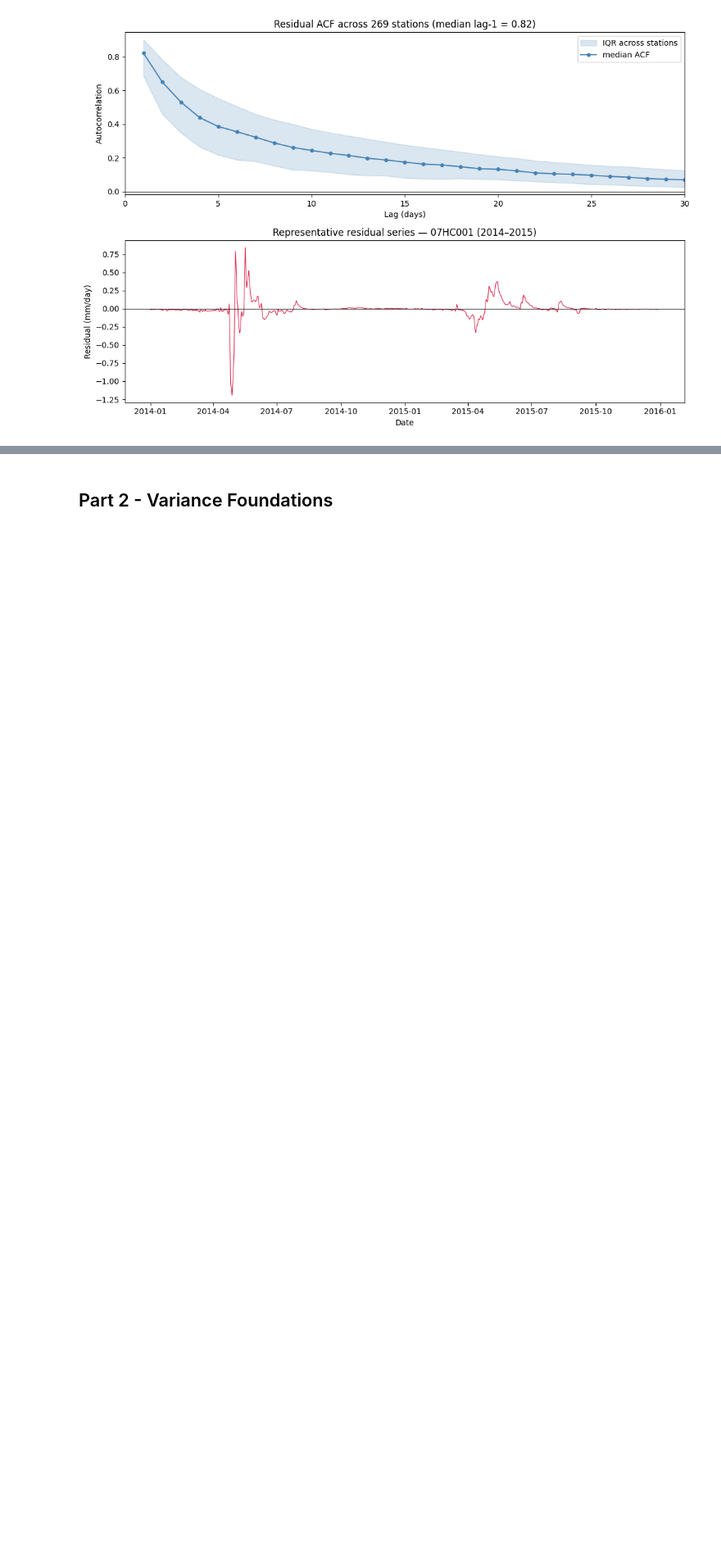
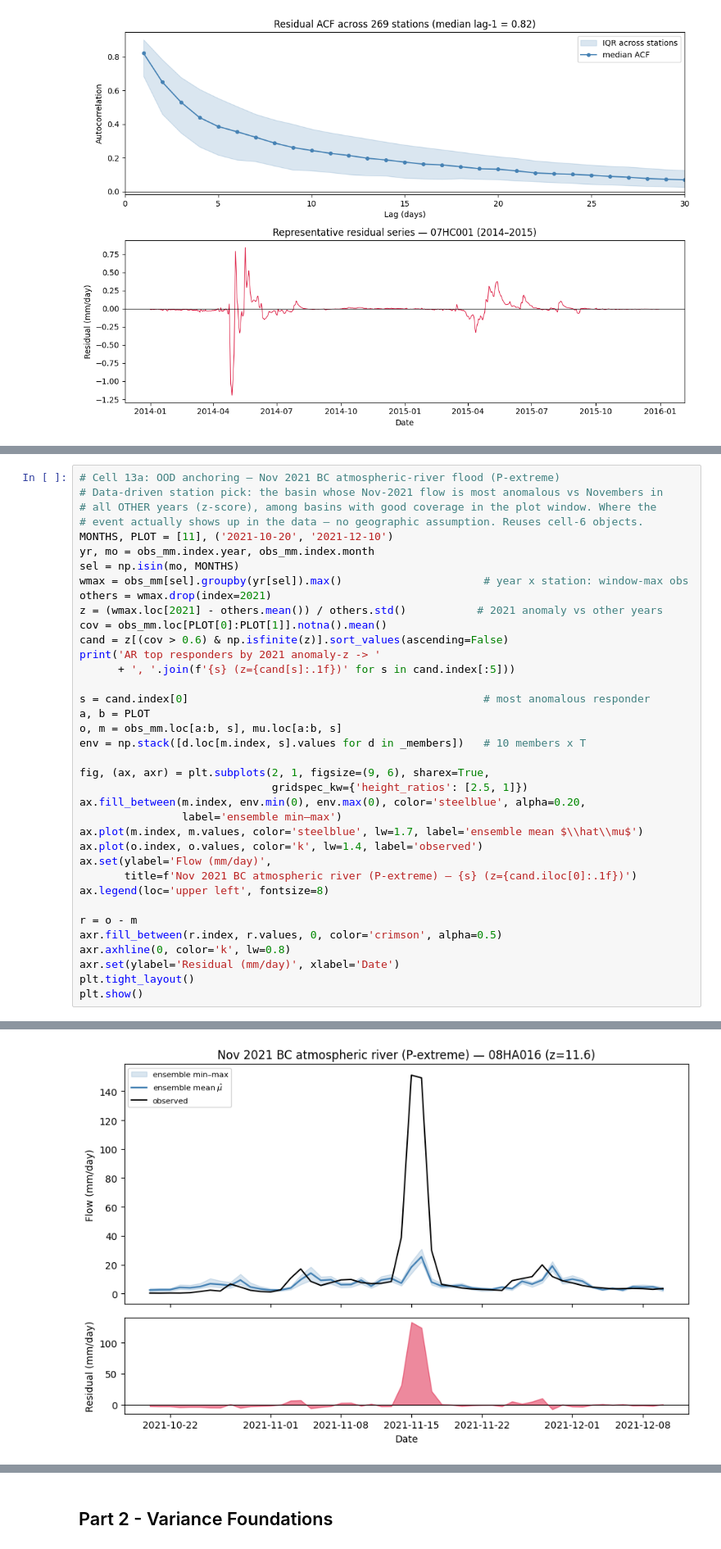
Before and after one commit to TWilson05/EA-LSTM-Streamflow, a Jupyter notebook: notebooks/EXP5_MVE_Analysis.ipynb, the cells around one changed output, grey strips where cells are left out. Shown at 82% size. Cells and saved outputs as stored; diff of their text form; blank space fills up the shorter version.

Commit message:
Added some more useful figures. interesting results...

```diff
--- a/notebooks/EXP5_MVE_Analysis.ipynb
+++ b/notebooks/EXP5_MVE_Analysis.ipynb
@@ -355,0 +358,38 @@ The mean's baseline behavior and bias at the two extremes, which everything in t
+# %%
+# Cell 13a: OOD anchoring — Nov 2021 BC atmospheric-river flood (P-extreme)
+# Data-driven station pick: the basin whose Nov-2021 flow is most anomalous vs Novembers in
+# all OTHER years (z-score), among basins with good coverage in the plot window. Where the
+# event actually shows up in the data — no geographic assumption. Reuses cell-6 objects.
+MONTHS, PLOT = [11], ('2021-10-20', '2021-12-10')
+yr, mo = obs_mm.index.year, obs_mm.index.month
+sel = np.isin(mo, MONTHS)
+wmax = obs_mm[sel].groupby(yr[sel]).max()                      # year x station: window-max obs
+others = wmax.drop(index=2021)
+z = (wmax.loc[2021] - others.mean()) / others.std()           # 2021 anomaly vs other years
+cov = obs_mm.loc[PLOT[0]:PLOT[1]].notna().mean()
+cand = z[(cov > 0.6) & np.isfinite(z)].sort_values(ascending=False)
+print('AR top responders by 2021 anomaly-z -> '
+      + ', '.join(f'{s} (z={cand[s]:.1f})' for s in cand.index[:5]))
+
+s = cand.index[0]                                              # most anomalous responder
+a, b = PLOT
+o, m = obs_mm.loc[a:b, s], mu.loc[a:b, s]
+env = np.stack([d.loc[m.index, s].values for d in _members])   # 10 members x T
+
+fig, (ax, axr) = plt.subplots(2, 1, figsize=(9, 6), sharex=True,
+                              gridspec_kw={'height_ratios': [2.5, 1]})
+ax.fill_between(m.index, env.min(0), env.max(0), color='steelblue', alpha=0.20,
+                label='ensemble min–max')
+ax.plot(m.index, m.values, color='steelblue', lw=1.7, label='ensemble mean $\\hat\\mu$')
+ax.plot(o.index, o.values, color='k', lw=1.4, label='observed')
+ax.set(ylabel='Flow (mm/day)',
+       title=f'Nov 2021 BC atmospheric river (P-extreme) — {s} (z={cand.iloc[0]:.1f})')
+ax.legend(loc='upper left', fontsize=8)
+
+r = o - m
+axr.fill_between(r.index, r.values, 0, color='crimson', alpha=0.5)
+axr.axhline(0, color='k', lw=0.8)
+axr.set(ylabel='Residual (mm/day)', xlabel='Date')
+plt.tight_layout()
+plt.show()
+# %% [output]
@@ -355,0 +397 @@ The mean's baseline behavior and bias at the two extremes, which everything in t
+[figure, added]
```
Also changed, not shown: parts of 5 cells of this notebook.
